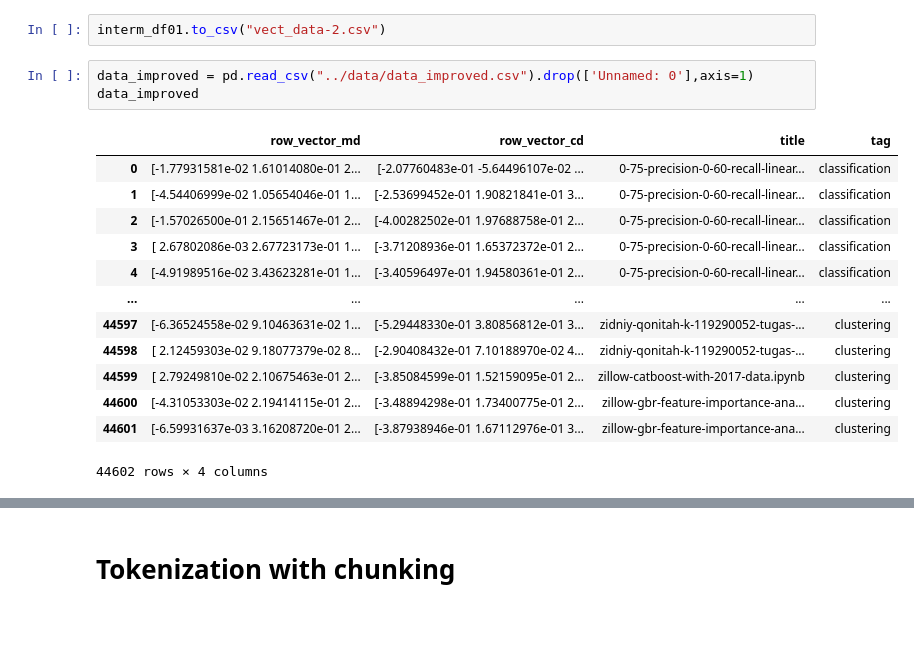
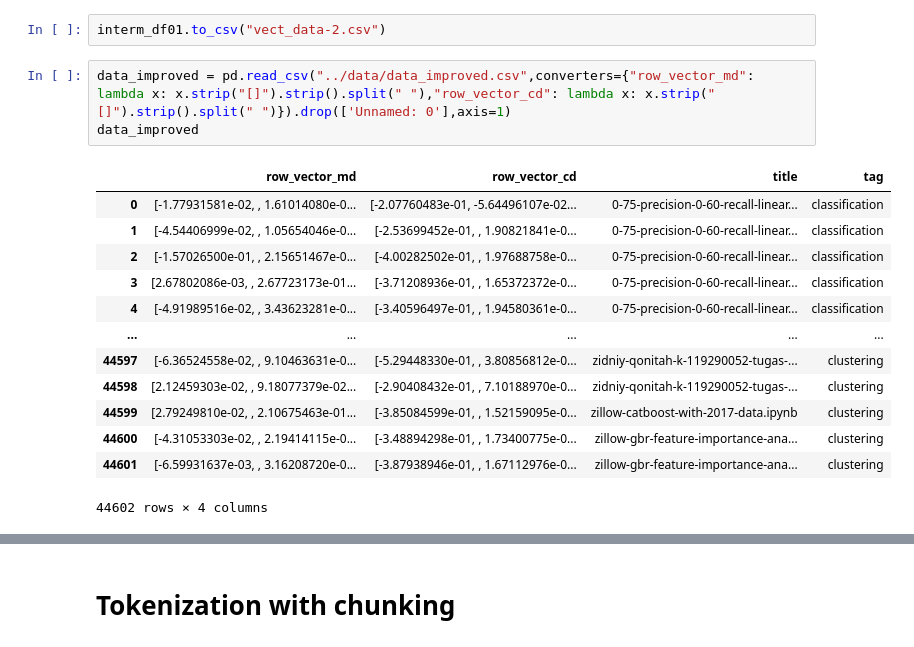
Before and after one commit to dikraMasrour/NotebookDocGen, a Jupyter notebook: Classification_Task/notebooks/09-Improving_results.ipynb, the cells around one changed output, grey strips where cells are left out. Drawn from its saved outputs; the diff is of its cells as text.

```diff
--- a/Classification_Task/notebooks/09-Improving_results.ipynb
+++ b/Classification_Task/notebooks/09-Improving_results.ipynb
@@ -339,19 +339,19 @@ interm_df01
 # %%
 interm_df01.to_csv("vect_data-2.csv")
 # %%
-data_improved = pd.read_csv("../data/data_improved.csv").drop(['Unnamed: 0'],axis=1)
+data_improved = pd.read_csv("../data/data_improved.csv",converters={"row_vector_md": lambda x: x.strip("[]").strip().split(" "),"row_vector_cd": lambda x: x.strip("[]").strip().split(" ")}).drop(['Unnamed: 0'],axis=1)
 data_improved
 # %% [output]
 |  | row_vector_md | row_vector_cd | title | tag |
-| 0 | [-1.77931581e-02 1.61014080e-01 2... | [-2.07760483e-01 -5.64496107e-02 ... | 0-75-precision-0-60-recall-linear... | classification |
-| 1 | [-4.54406999e-02 1.05654046e-01 1... | [-2.53699452e-01 1.90821841e-01 3... | 0-75-precision-0-60-recall-linear... | classification |
-| 2 | [-1.57026500e-01 2.15651467e-01 2... | [-4.00282502e-01 1.97688758e-01 2... | 0-75-precision-0-60-recall-linear... | classification |
-| 3 | [ 2.67802086e-03 2.67723173e-01 1... | [-3.71208936e-01 1.65372372e-01 2... | 0-75-precision-0-60-recall-linear... | classification |
-| 4 | [-4.91989516e-02 3.43623281e-01 1... | [-3.40596497e-01 1.94580361e-01 2... | 0-75-precision-0-60-recall-linear... | classification |
+| 0 | [-1.77931581e-02, , 1.61014080e-0... | [-2.07760483e-01, -5.64496107e-02... | 0-75-precision-0-60-recall-linear... | classification |
+| 1 | [-4.54406999e-02, , 1.05654046e-0... | [-2.53699452e-01, , 1.90821841e-0... | 0-75-precision-0-60-recall-linear... | classification |
+| 2 | [-1.57026500e-01, , 2.15651467e-0... | [-4.00282502e-01, , 1.97688758e-0... | 0-75-precision-0-60-recall-linear... | classification |
+| 3 | [2.67802086e-03, , 2.67723173e-01... | [-3.71208936e-01, , 1.65372372e-0... | 0-75-precision-0-60-recall-linear... | classification |
+| 4 | [-4.91989516e-02, , 3.43623281e-0... | [-3.40596497e-01, , 1.94580361e-0... | 0-75-precision-0-60-recall-linear... | classification |
 | ... | ... | ... | ... | ... |
-| 44597 | [-6.36524558e-02 9.10463631e-02 1... | [-5.29448330e-01 3.80856812e-01 3... | zidniy-qonitah-k-119290052-tugas-... | clustering |
-| 44598 | [ 2.12459303e-02 9.18077379e-02 8... | [-2.90408432e-01 7.10188970e-02 4... | zidniy-qonitah-k-119290052-tugas-... | clustering |
-| 44599 | [ 2.79249810e-02 2.10675463e-01 2... | [-3.85084599e-01 1.52159095e-01 2... | zillow-catboost-with-2017-data.ipynb | clustering |
-| 44600 | [-4.31053303e-02 2.19414115e-01 2... | [-3.48894298e-01 1.73400775e-01 2... | zillow-gbr-feature-importance-ana... | clustering |
-| 44601 | [-6.59931637e-03 3.16208720e-01 2... | [-3.87938946e-01 1.67112976e-01 3... | zillow-gbr-feature-importance-ana... | clustering |
+| 44597 | [-6.36524558e-02, , 9.10463631e-0... | [-5.29448330e-01, , 3.80856812e-0... | zidniy-qonitah-k-119290052-tugas-... | clustering |
+| 44598 | [2.12459303e-02, , 9.18077379e-02... | [-2.90408432e-01, , 7.10188970e-0... | zidniy-qonitah-k-119290052-tugas-... | clustering |
+| 44599 | [2.79249810e-02, , 2.10675463e-01... | [-3.85084599e-01, , 1.52159095e-0... | zillow-catboost-with-2017-data.ipynb | clustering |
+| 44600 | [-4.31053303e-02, , 2.19414115e-0... | [-3.48894298e-01, , 1.73400775e-0... | zillow-gbr-feature-importance-ana... | clustering |
+| 44601 | [-6.59931637e-03, , 3.16208720e-0... | [-3.87938946e-01, , 1.67112976e-0... | zillow-gbr-feature-importance-ana... | clustering |
 44602 rows × 4 columns
```
Also changed, not shown: parts of 20 cells of this notebook, 3 other files.
